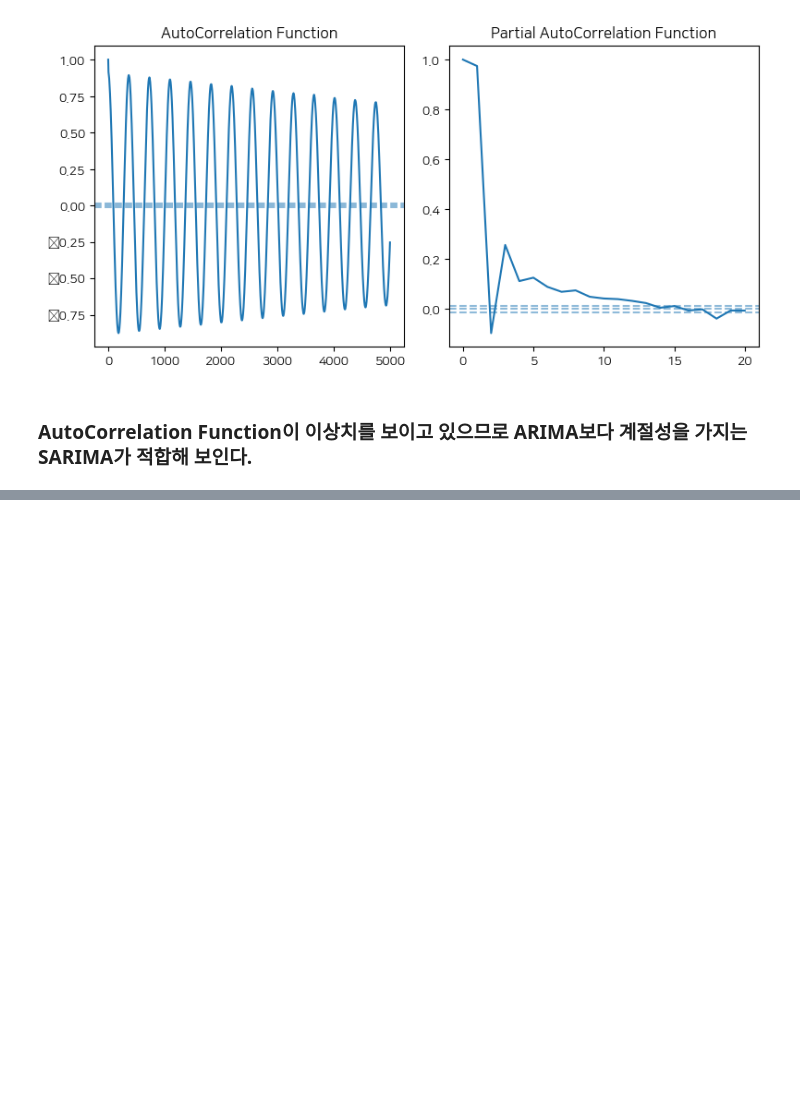
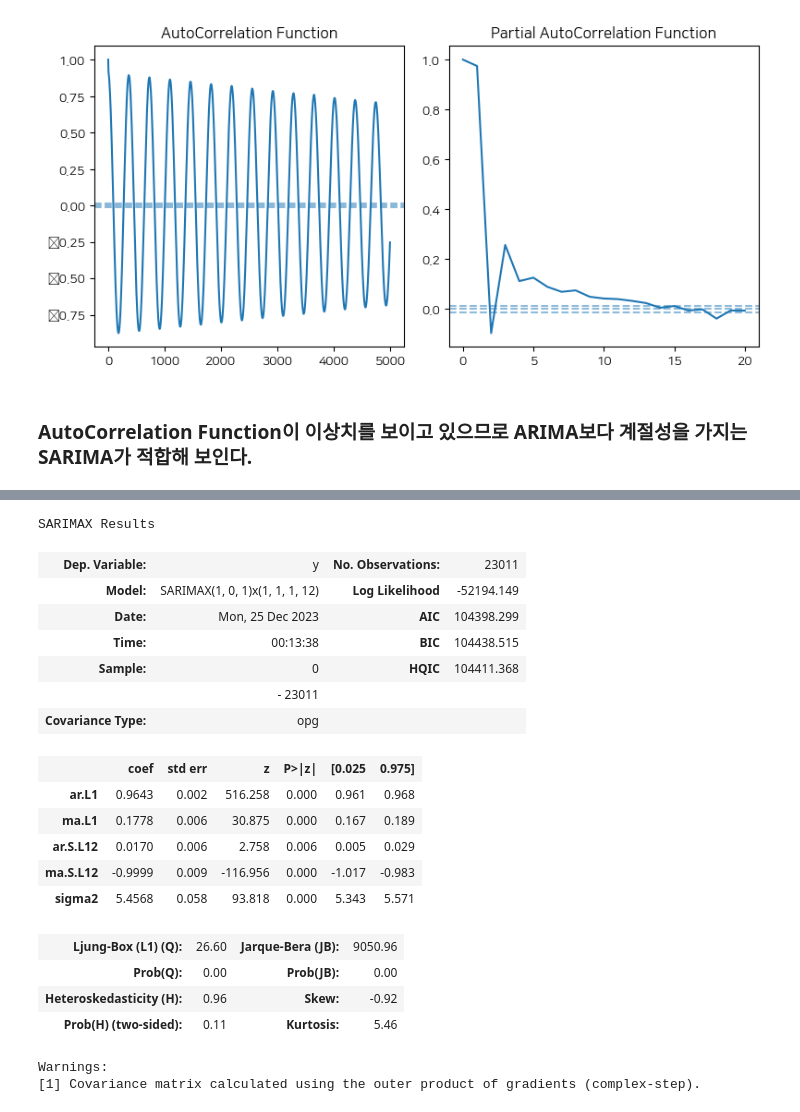
Before and after one commit to syl0702/dacon_seoul_climate, a Jupyter notebook: analysis.ipynb, the cells around one changed output, grey strips where cells are left out. Cells and saved outputs as stored; diff of their text form; code cells hidden in the pictures; blank space fills up the shorter version.

```diff
--- a/analysis.ipynb
+++ b/analysis.ipynb
@@ -350,0 +353,26 @@ print(optim)
+# %%
+model = SARIMAX(df1['평균기온'].values, order=optim[0][0][0], seasonal_order=optim[0][0][1])
+model_fit = model.fit()
+
+model_fit.summary()
+# %% [output]
+SARIMAX Results
+| Dep. Variable: | y | No. Observations: | 23011 |
+| Model: | SARIMAX(1, 0, 1)x(1, 1, 1, 12) | Log Likelihood | -52194.149 |
+| Date: | Mon, 25 Dec 2023 | AIC | 104398.299 |
+| Time: | 00:13:38 | BIC | 104438.515 |
+| Sample: | 0 | HQIC | 104411.368 |
+|  | - 23011 |  |  |
+| Covariance Type: | opg |  |  |
+|  | coef | std err | z | P>|z| | [0.025 | 0.975] |
+| ar.L1 | 0.9643 | 0.002 | 516.258 | 0.000 | 0.961 | 0.968 |
+| ma.L1 | 0.1778 | 0.006 | 30.875 | 0.000 | 0.167 | 0.189 |
+| ar.S.L12 | 0.0170 | 0.006 | 2.758 | 0.006 | 0.005 | 0.029 |
+| ma.S.L12 | -0.9999 | 0.009 | -116.956 | 0.000 | -1.017 | -0.983 |
+| sigma2 | 5.4568 | 0.058 | 93.818 | 0.000 | 5.343 | 5.571 |
+| Ljung-Box (L1) (Q): | 26.60 | Jarque-Bera (JB): | 9050.96 |
+| Prob(Q): | 0.00 | Prob(JB): | 0.00 |
+| Heteroskedasticity (H): | 0.96 | Skew: | -0.92 |
+| Prob(H) (two-sided): | 0.11 | Kurtosis: | 5.46 |
+Warnings:
+[1] Covariance matrix calculated using the outer product of gradients (complex-step).
```
Also changed, not shown: parts of 5 cells of this notebook, 1 other file.
